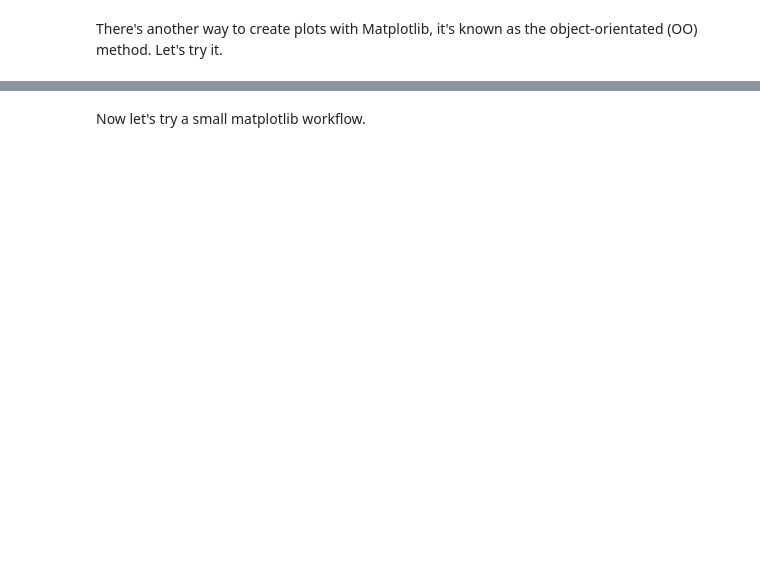
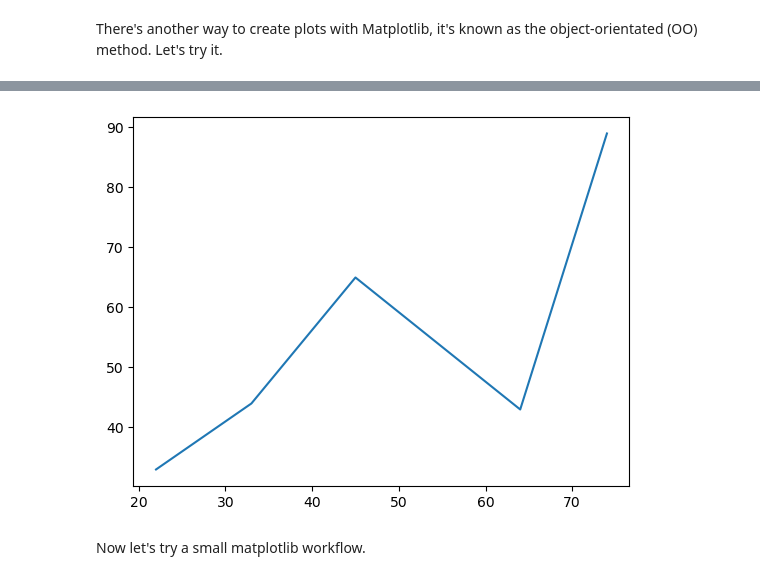
Before and after one commit to bineshburjamagar/data-science-journey, a Jupyter notebook: matplotlib assignments/matplotlib-exercises.ipynb, the cells around one changed output, grey strips where cells are left out. Saved outputs shown, nothing was run; the diff lists cells and outputs as text; code cells hidden in the pictures; blank space fills up the shorter version.

```diff
--- a/matplotlib assignments/matplotlib-exercises.ipynb
+++ b/matplotlib assignments/matplotlib-exercises.ipynb
@@ -34,5 +46,9 @@ There's another way to create plots with Matplotlib, it's known as the object-or
 # %%
 # Create a plot using plt.subplots() and then add X & y on the axes
+fig, ax = plt.subplots()
+ax.plot(X,y);
+# %% [output]
+[figure, added]
 # %% [markdown]
 Now let's try a small matplotlib workflow.
 # %%
```
Also changed, not shown: parts of 41 cells of this notebook, 4 other files.
